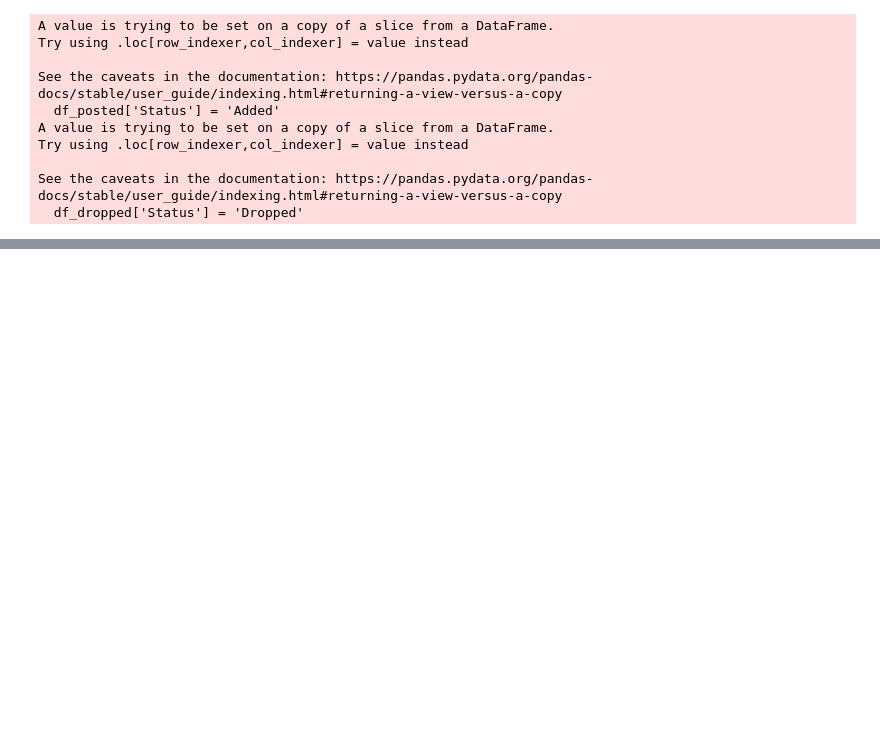
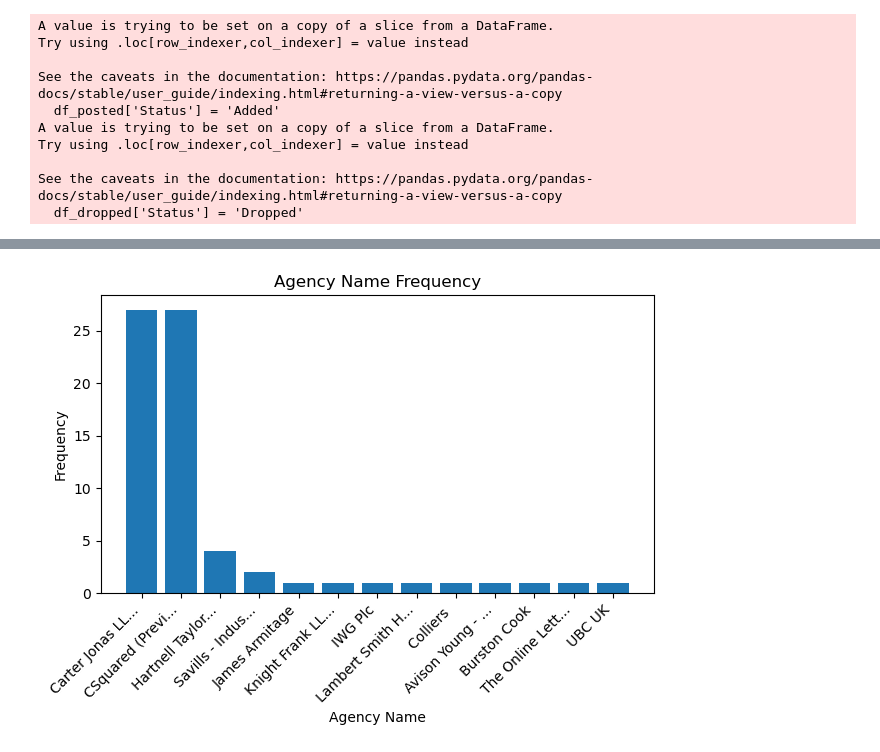
Before and after one commit to GuyAnderson1/EG_scraping, a Jupyter notebook: EG_scraping.ipynb, the cells around one changed output, grey strips where cells are left out. Saved outputs shown, nothing was run; the diff lists cells and outputs as text; code cells hidden in the pictures; blank space fills up the shorter version.

```diff
--- a/EG_scraping.ipynb
+++ b/EG_scraping.ipynb
@@ -242,9 +248,9 @@ today = today.strftime("%d.%m.%y")
 last_week = last_week.strftime("%d.%m.%y")
 print(today)
 # df_old = pd.read_csv(f'spreadsheets/EG_properties_{last_week}.csv')
-df_old = pd.read_csv(f'spreadsheets/EG_properties_11.11.24.csv')
+df_old = pd.read_csv(f'EG_properties_11.11.24.csv')
 # df_new = pd.read_csv(f'spreadsheets/EG_scraped_{today}.csv')
-df_new = pd.read_csv(f'spreadsheets/EG_scraped_18.11.24.csv')
+df_new = pd.read_csv(f'EG_scraped_18.11.24.csv')
 
 df_old.head()
 
@@ -268,7 +274,7 @@ df_dropped.head()
 df_changes = pd.concat([df_posted, df_dropped], ignore_index=True)
 df_changes = df_changes[['Status'] + [ col for col in df_changes.columns if col != 'Status' ]]
 df_changes.head()
-df_changes.to_csv(f'spreadsheets/changes_{today}.csv', index=False)
+df_changes.to_csv(f'changes_{today}.csv', index=False)
 # %% [output]
 19.11.24
 A value is trying to be set on a copy of a slice from a DataFrame.
@@ -339,0 +352,30 @@ map
+# %%
+import matplotlib.pyplot as plt
+
+max_length = 15  # Adjust this value as needed
+
+# Count occurrences of each unique category in 'Agency Name'
+counts = df_new['Agency Name'].value_counts()
+
+# Count occurrences of each unique category in 'Agency Name'
+categories = df_new['Agency Name'].value_counts().index  # Unique categories
+values = df_new['Agency Name'].value_counts().values     # Corresponding counts
+
+
+categories = [name[:max_length] + '...' if len(name) > max_length else name for name in counts.index]
+# Create a bar chart
+plt.bar(categories, values)
+
+# Add title and labels
+plt.title('Agency Name Frequency')
+plt.xlabel('Agency Name')
+plt.ylabel('Frequency')
+
+# Rotate x-axis labels for better readability
+plt.xticks(rotation=45, ha='right')
+
+# Adjust layout and show the plot
+plt.tight_layout()
+plt.show()
+# %% [output]
+[figure, added]
```
Also changed, not shown: parts of 5 cells of this notebook.
